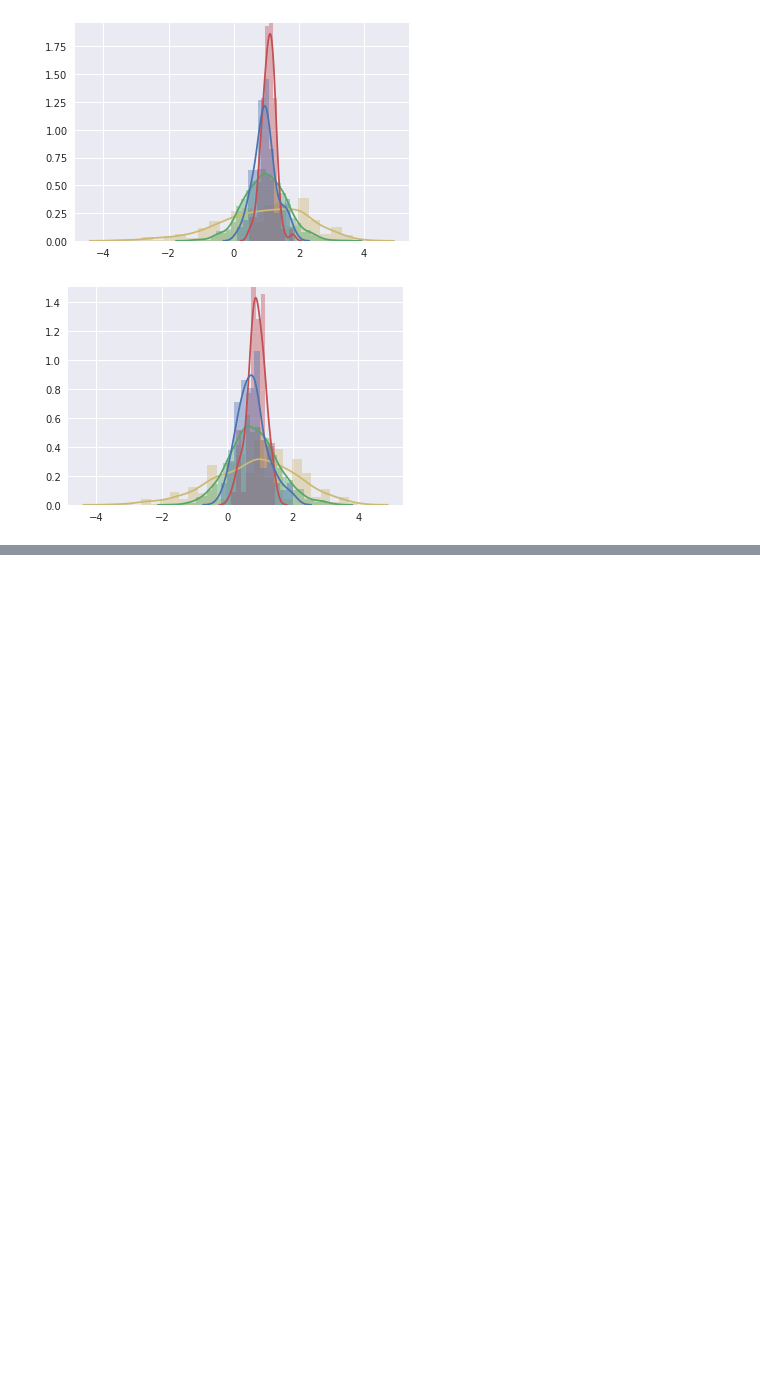
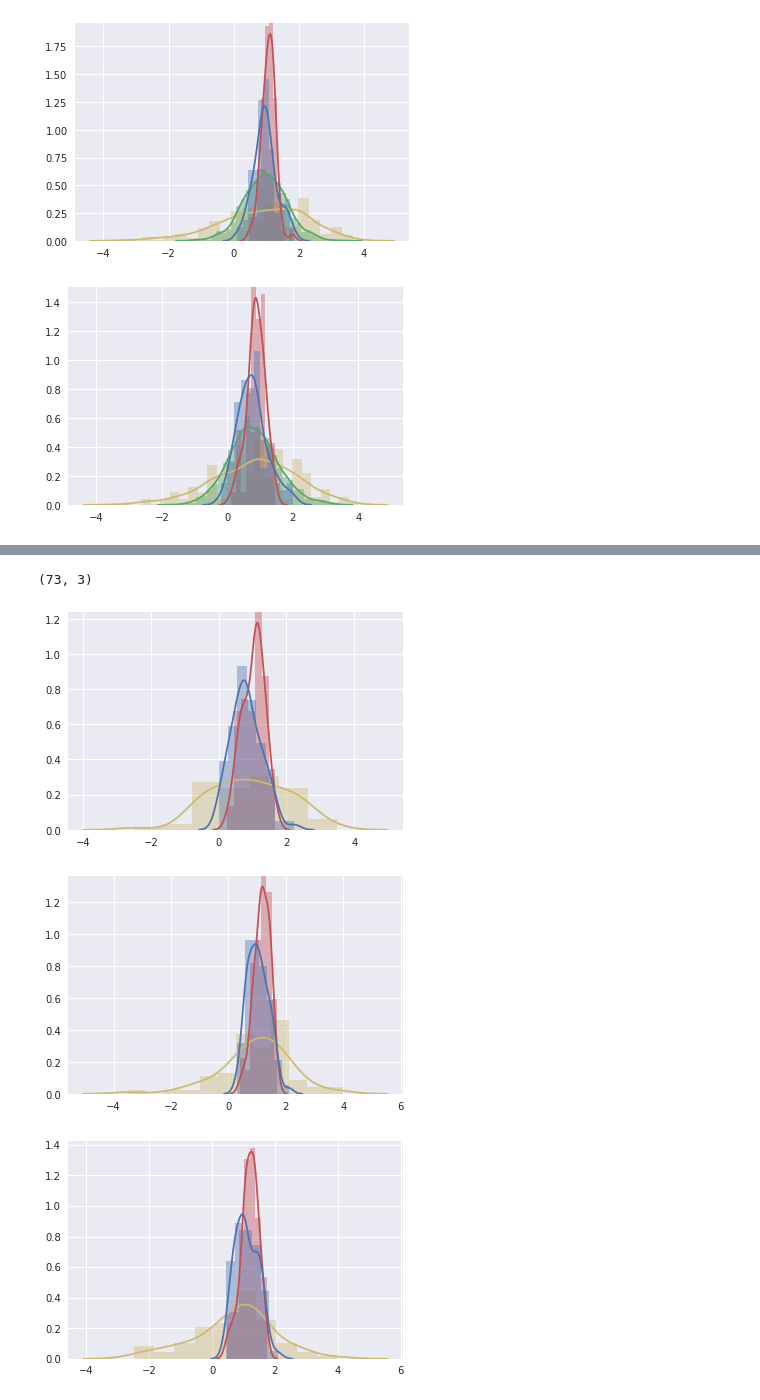
Before and after one commit to jiaojiaoloveu/WordEmbedding-SubCulture, a Jupyter notebook: src/state_prediction/plot_pred_state.ipynb, the cells around one changed output, grey strips where cells are left out. Drawn from its saved outputs; the diff is of its cells as text; code cells hidden in the pictures; blank space fills up the shorter version.

```diff
--- a/src/state_prediction/plot_pred_state.ipynb
+++ b/src/state_prediction/plot_pred_state.ipynb
@@ -183,0 +191,7 @@ subplot(0)
+# %%
+subplot(3)
+# %% [output]
+(73, 3)
+[figure, added]
+[figure, added]
+[figure, added]
```
Also changed, not shown: parts of 5 cells of this notebook, 4 other files.
